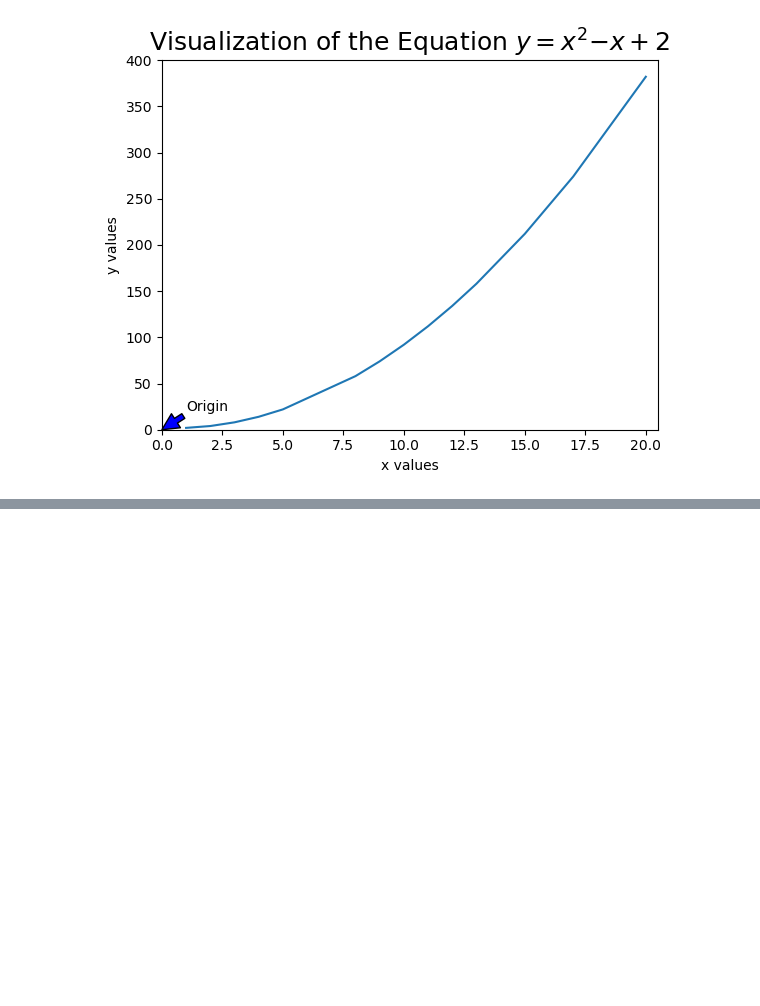
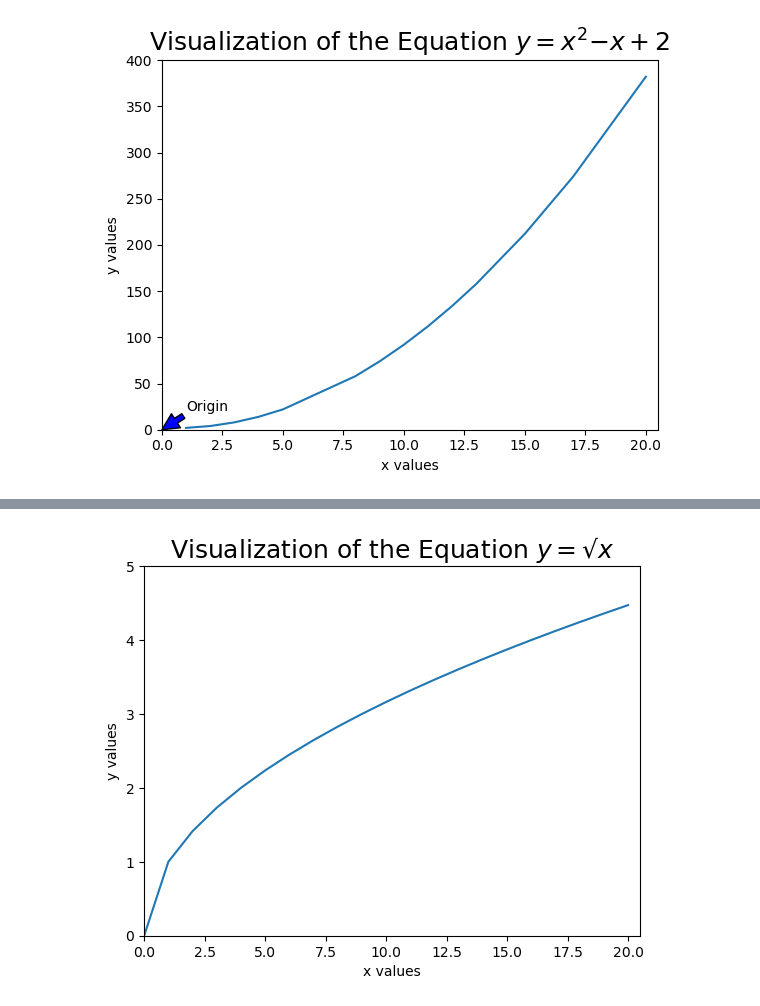
Before and after one commit to Adam-Harris87/numpy-pandas-visualization-exercises, a Jupyter notebook: matplotlib_exercises.ipynb, the cells around one changed output, grey strips where cells are left out. Cells and saved outputs as stored; diff of their text form; code cells hidden in the pictures; blank space fills up the shorter version.

```diff
--- a/matplotlib_exercises.ipynb
+++ b/matplotlib_exercises.ipynb
@@ -36,0 +50,26 @@ plt.show;
+# %%
+x_1 = [x for x in range(21)]
+x_2 = [x for x in range(11)]
+x_3 = [x for x in range(11)]
+x_4 = [x for x in range(11)]
+
+x_1.sort()
+x_2.sort()
+x_3.sort()
+x_4.sort()
+
+y_1 = [x ** (1 / 2) for x in x_1]
+y_2 = [x ** 3 for x in x_2]
+y_3 = [2 ** x for x in x_3]
+y_4 = [1 / (x + 1) for x in x_4]
+# %%
+plt.plot(x_1, y_1)
+plt.xlim(0,20.5)
+plt.ylim(0,5)
+plt.title('Visualization of the Equation $y=√x$', fontsize=18)
+plt.xlabel('x values')
+plt.ylabel('y values')
+
+plt.show();
+# %% [output]
+[figure, added]
```
Also changed, not shown: parts of 9 cells of this notebook, 1 other file.
